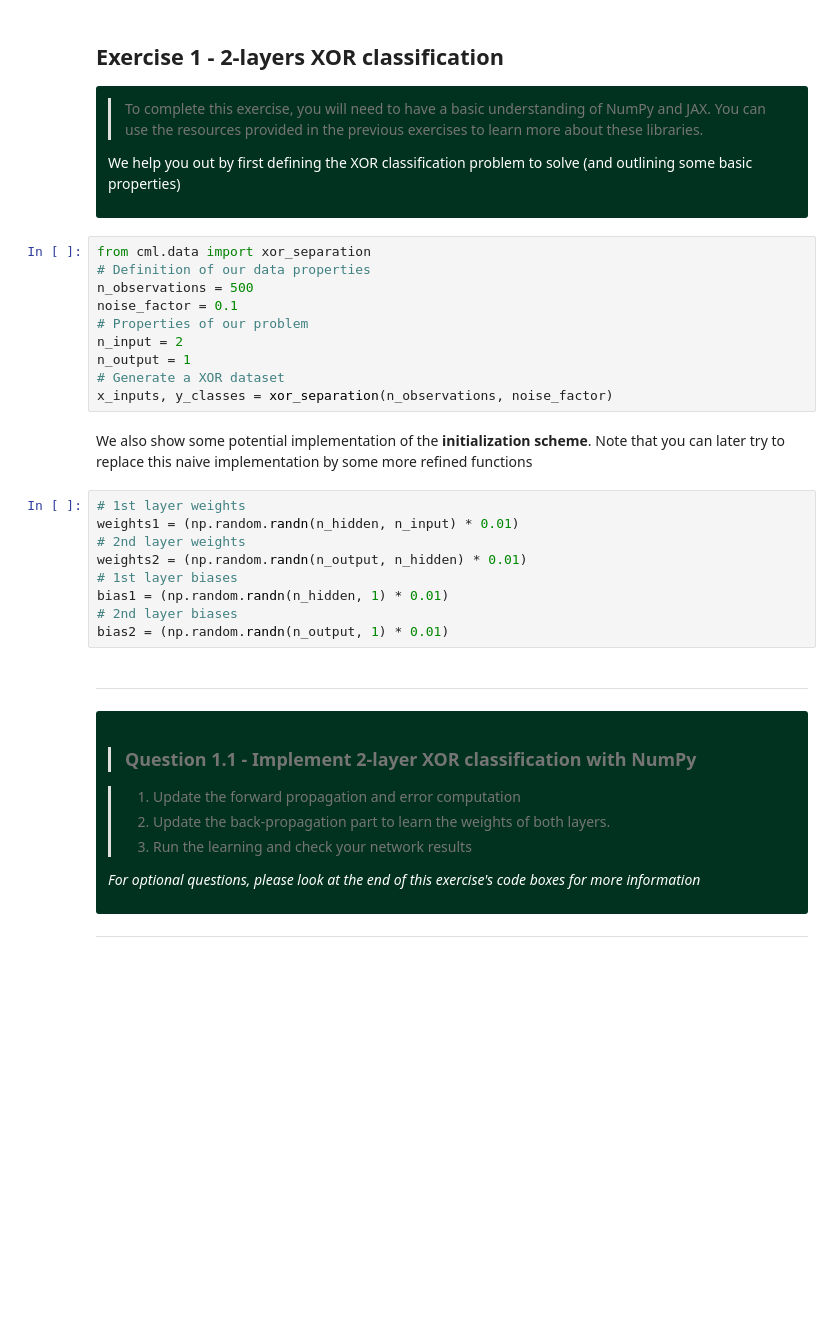
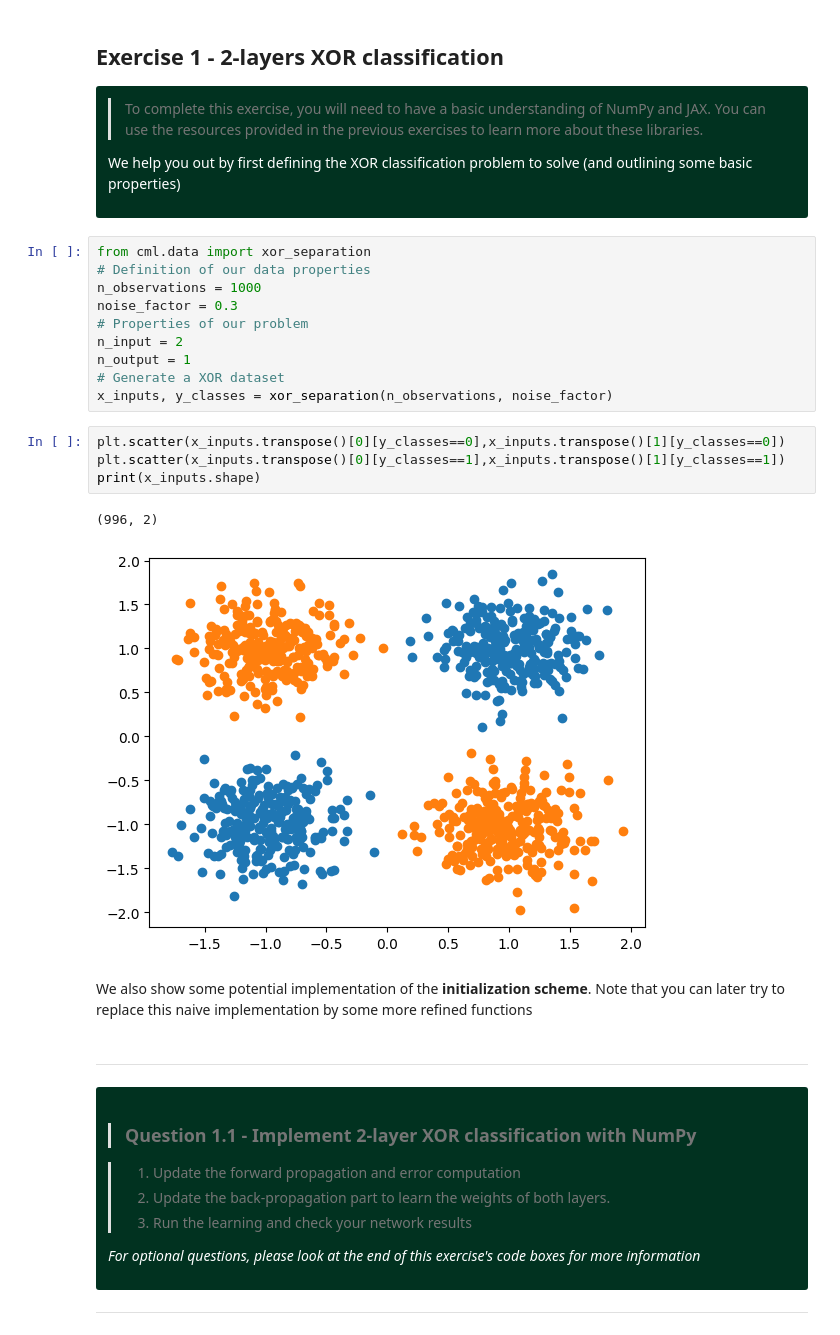
Before and after one commit to Oatsty/creative_ml, a Jupyter notebook: 02_neural_networks.ipynb, the cells around one changed output. Cells and saved outputs as stored; diff of their text form; blank space fills up the shorter version.

```diff
--- a/02_neural_networks.ipynb
+++ b/02_neural_networks.ipynb
@@ -421,24 +422,22 @@ We help you out by first defining the XOR classification problem to solve (and o
 # %%
 from cml.data import xor_separation
 # Definition of our data properties
-n_observations = 500
-noise_factor = 0.1
+n_observations = 1000
+noise_factor = 0.3
 # Properties of our problem
 n_input = 2
 n_output = 1
 # Generate a XOR dataset
 x_inputs, y_classes = xor_separation(n_observations, noise_factor)
+# %%
+plt.scatter(x_inputs.transpose()[0][y_classes==0],x_inputs.transpose()[1][y_classes==0])
+plt.scatter(x_inputs.transpose()[0][y_classes==1],x_inputs.transpose()[1][y_classes==1])
+print(x_inputs.shape)
+# %% [output]
+(996, 2)
+[figure, added]
 # %% [markdown]
 We also show some potential implementation of the **initialization scheme**. Note that you can later try to replace this naive implementation by some more refined functions
-# %%
-# 1st layer weights
-weights1 = (np.random.randn(n_hidden, n_input) * 0.01)
-# 2nd layer weights
-weights2 = (np.random.randn(n_output, n_hidden) * 0.01)
-# 1st layer biases
-bias1 = (np.random.randn(n_hidden, 1) * 0.01)
-# 2nd layer biases
-bias2 = (np.random.randn(n_output, 1) * 0.01)
 # %% [markdown]
 ***
 
```
Also changed, not shown: parts of 38 cells of this notebook, 1 other file.
